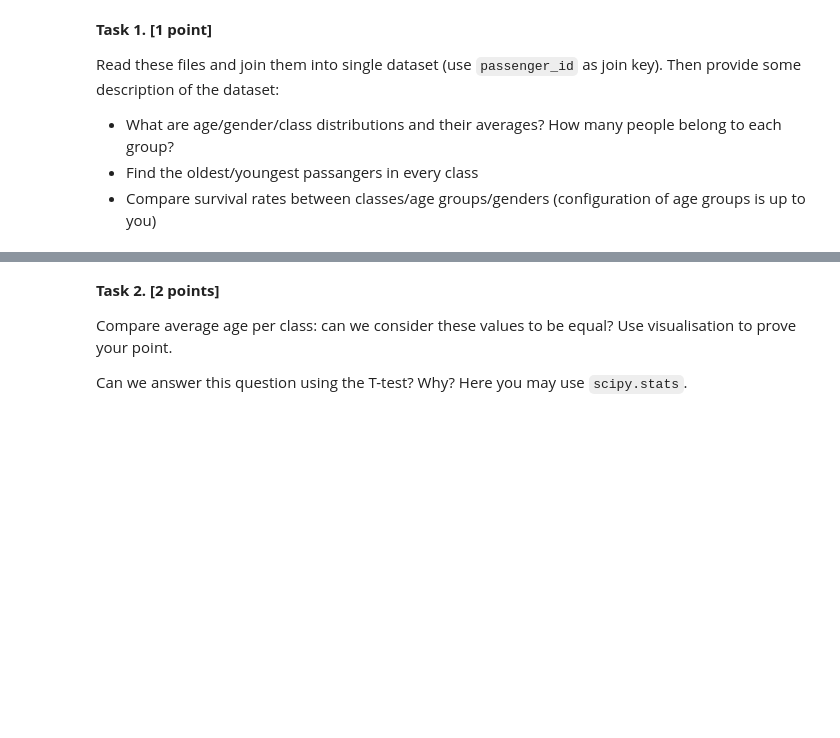
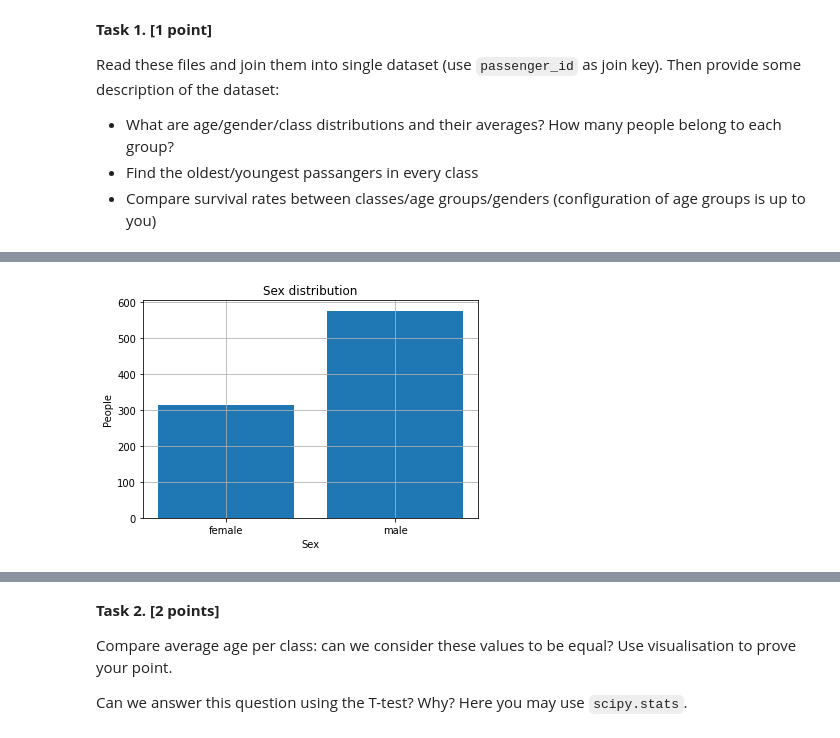
Before and after one commit to eugeuie/machine-learning, a Jupyter notebook: homework_1_numpy_pandas_matplotlib/2021_lab01_m103_Abdullaeva_Evgenia.ipynb, the cells around one changed output, grey strips where cells are left out. Saved outputs shown, nothing was run; the diff lists cells and outputs as text; code cells hidden in the pictures; blank space fills up the shorter version.

```diff
--- a/homework_1_numpy_pandas_matplotlib/2021_lab01_m103_Abdullaeva_Evgenia.ipynb
+++ b/homework_1_numpy_pandas_matplotlib/2021_lab01_m103_Abdullaeva_Evgenia.ipynb
@@ -572,0 +670,10 @@ db = # YOUR CODE HERE
+# %%
+sex_distribution = db.groupby('Sex', as_index=False).count()
+plt.title('Sex distribution')
+plt.bar(sex_distribution['Sex'], sex_distribution['PassengerId'])
+plt.xlabel('Sex')
+plt.ylabel('People')
+plt.grid(10)
+plt.show()
+# %% [output]
+[figure, added]
```
Also changed, not shown: parts of 43 cells of this notebook.
